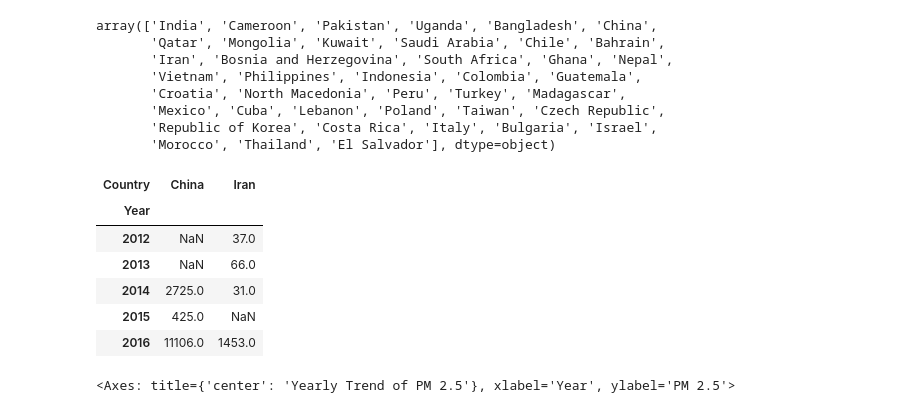
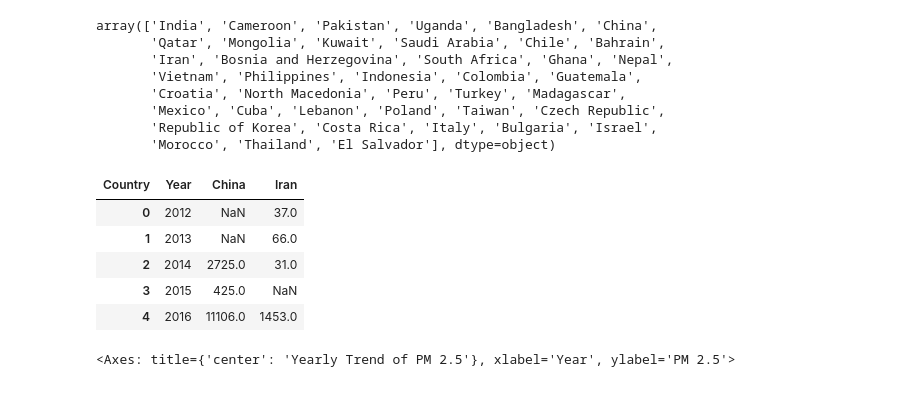
Before and after one commit to rishabhk1501/Data-Analytics-Tasks, a Jupyter notebook: session_23_task_soln.ipynb, the cells around one changed output. Cells and saved outputs as stored; diff of their text form; code cells hidden in the pictures.

```diff
--- a/session_23_task_soln.ipynb
+++ b/session_23_task_soln.ipynb
@@ -43,13 +43,13 @@ array(['India', 'Cameroon', 'Pakistan', 'Uganda', 'Bangladesh', 'China',
        'Morocco', 'Thailand', 'El Salvador'], dtype=object)
 # %%
 temp = df[df['Country'].isin(['Iran','China'])].pivot_table(index='Year',columns='Country',values='PM2.5',aggfunc='sum')
+temp = temp.reset_index()
 temp
 # %% [output]
-| Country | China | Iran |
-| Year |  |  |
-| 2012 | NaN | 37.0 |
-| 2013 | NaN | 66.0 |
-| 2014 | 2725.0 | 31.0 |
-| 2015 | 425.0 | NaN |
-| 2016 | 11106.0 | 1453.0 |
+| Country | Year | China | Iran |
+| 0 | 2012 | NaN | 37.0 |
+| 1 | 2013 | NaN | 66.0 |
+| 2 | 2014 | 2725.0 | 31.0 |
+| 3 | 2015 | 425.0 | NaN |
+| 4 | 2016 | 11106.0 | 1453.0 |
 # %%
```
Also changed, not shown: parts of 3 cells of this notebook.
